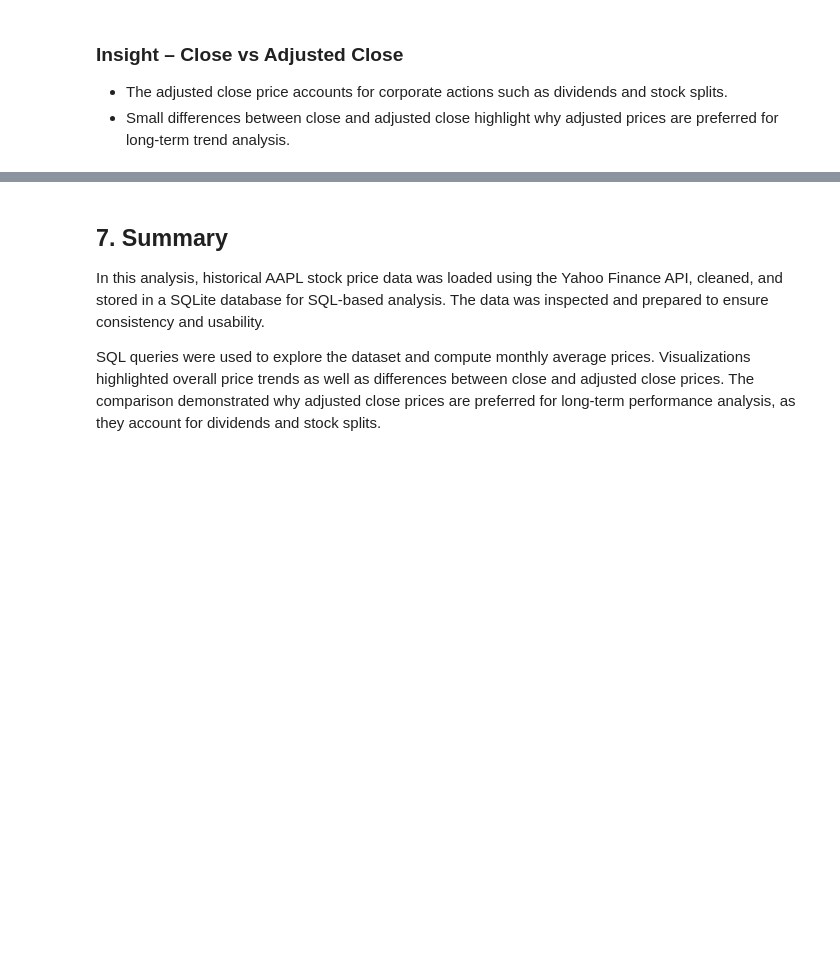
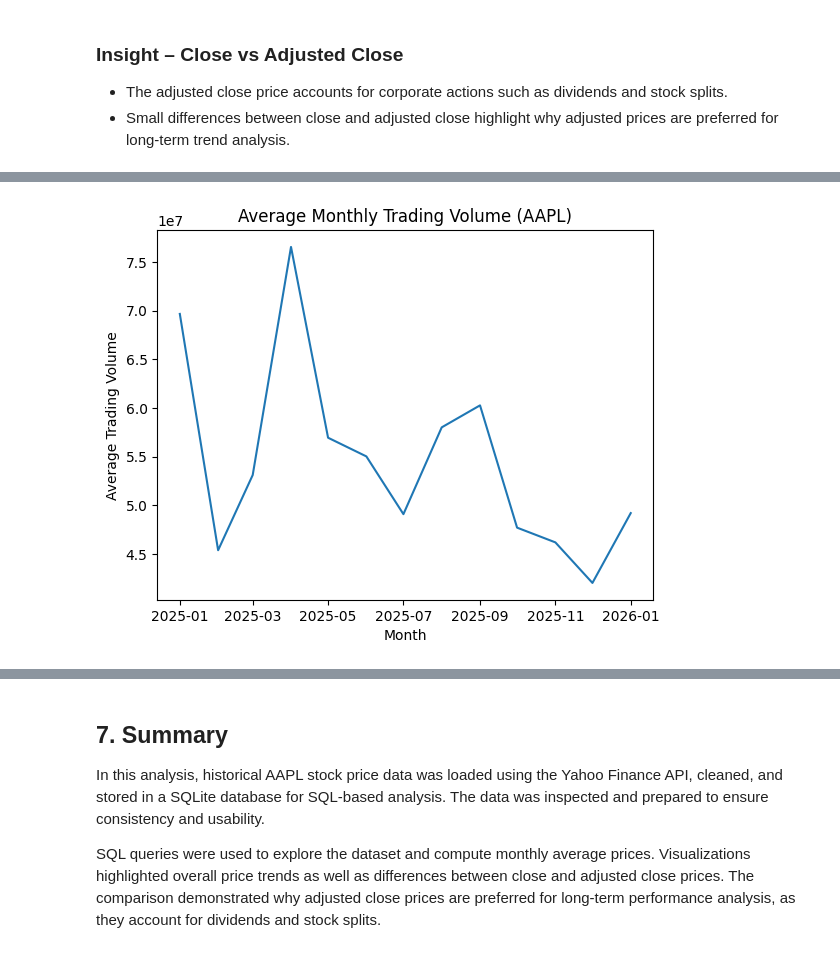
Before and after one commit to smbabar1966-glitch/Stock-Price-Analysis-Python-SQL, a Jupyter notebook: Stock_Revenue_Analysis.ipynb, the cells around one changed output, grey strips where cells are left out. Drawn from its saved outputs; the diff is of its cells as text; code cells hidden in the pictures; blank space fills up the shorter version.

```diff
--- a/Stock_Revenue_Analysis.ipynb
+++ b/Stock_Revenue_Analysis.ipynb
@@ -363,0 +368,12 @@ plt.show()
+# %%
+volume_df = pd.read_sql("""
+SELECT
+    strftime('%Y-%m', date) AS month,
+    AVG(volume_aapl) AS avg_volume
+FROM stock_prices
+GROUP BY month
+ORDER BY month
+""", conn)
+
+volume_df["month"] = pd.to_datetime(volume_df["month"])
+volume_df
@@ -363,0 +395,11 @@ plt.show()
+# %%
+import matplotlib.pyplot as plt
+
+plt.figure()
+plt.plot(volume_df["month"], volume_df["avg_volume"])
+plt.xlabel("Month")
+plt.ylabel("Average Trading Volume")
+plt.title("Average Monthly Trading Volume (AAPL)")
+plt.show()
+# %% [output]
+[figure, added]
```
Also changed, not shown: parts of 3 cells of this notebook.
